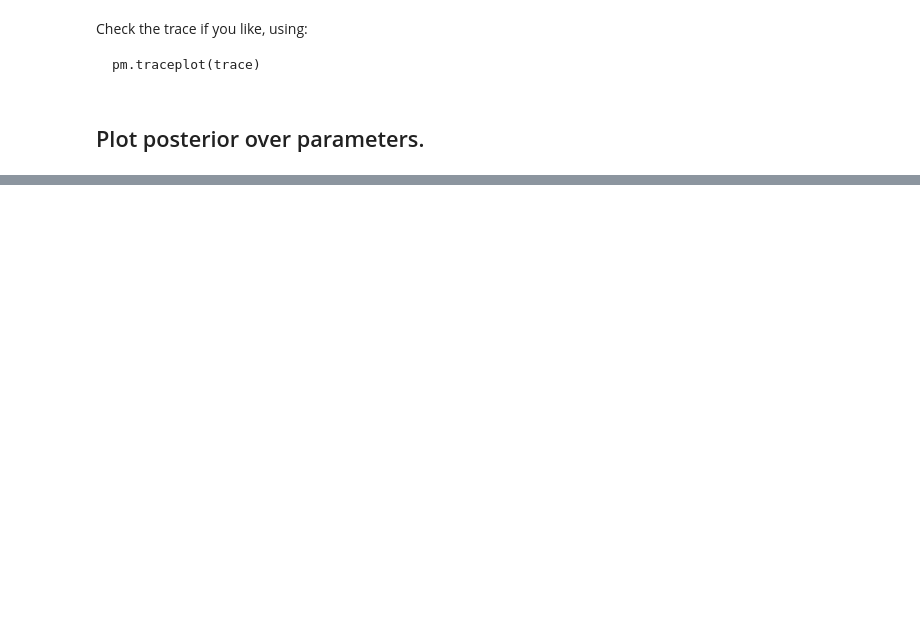
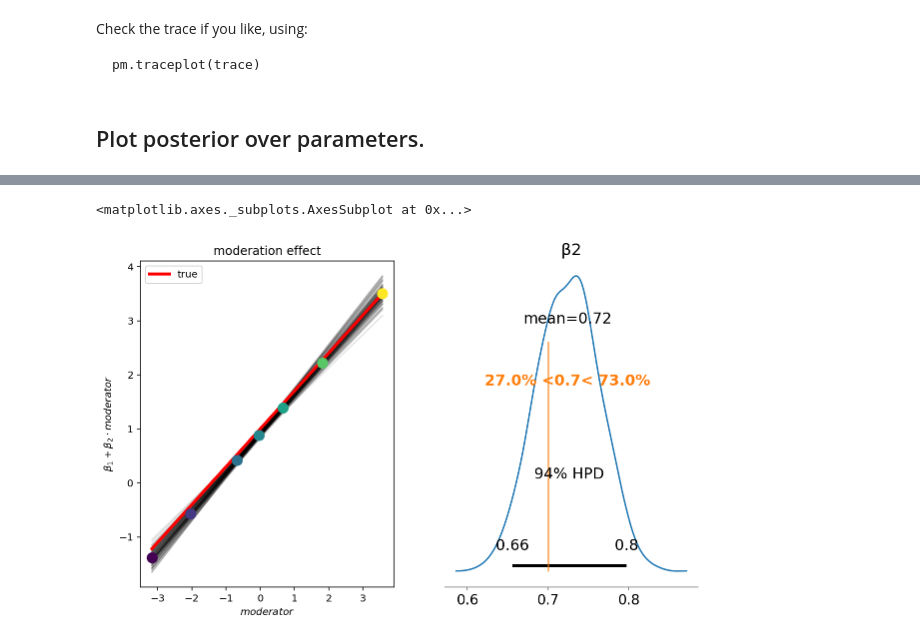
Before and after one commit to drbenvincent/pymc3-demo-code, a Jupyter notebook: moderation_analysis.ipynb, the cells around one changed output, grey strips where cells are left out. Cells and saved outputs as stored; diff of their text form; code cells hidden in the pictures; blank space fills up the shorter version.

Commit message:
added plotting of moderation effect

```diff
--- a/moderation_analysis.ipynb
+++ b/moderation_analysis.ipynb
@@ -227,0 +246,54 @@ Text(0.5, 1.0, 'Data and posterior prediction')
+# %%
+def plot_moderation_effect(
+    ax=None,
+    true_β1=None,
+    true_β2=None,
+    percentile_list=[0, 2.5, 25, 50, 75, 97.5, 100],
+    samples_to_plot=100,
+):
+
+    if ax is None:
+        fig, ax = plt.subplots(1, 1)
+
+    m = np.linspace(np.min(moderator), np.max(moderator), 2)
+
+    # sample from posterior
+    if samples_to_plot < n_samples:
+        ind = np.random.choice(range(n_samples), samples_to_plot)
+
+    β1 = np.expand_dims(trace["β1"], axis=1)[ind, :]
+    β2 = np.expand_dims(trace["β2"], axis=1)[ind, :]
+    rate = β1 + β2 * m
+
+    # spaghetti plot
+    for n in range(samples_to_plot):
+        ax.plot(m, rate[n, :], "k", alpha=0.1)
+
+    # plot true model, if known
+    if (true_β1 is not None) and (true_β2 is not None):
+        true = true_β1 + true_β2 * m
+        ax.plot(m, true, "r", lw=3, label="true")
+
+    # plot points at each percentile of m
+    m_levels = np.percentile(moderator, percentile_list)
+    for m in m_levels:
+        ax.plot(
+            m, np.mean(β1) + np.mean(β2) * m, "o", c=scalarMap.to_rgba(m), markersize=10
+        )
+
+    ax.legend()
+
+    ax.set(
+        title="moderation effect",
+        xlabel="$moderator$",
+        ylabel=r"$\beta_1 + \beta_2 \cdot moderator$",
+    )
+
+
+fig, ax = plt.subplots(1, 2, figsize=(10, 6))
+
+plot_moderation_effect(ax[0], true_β1=β1, true_β2=β2)
+az.plot_posterior(trace, var_names="β2", ax=ax[1], ref_val=β2)
+# %% [output]
+<matplotlib.axes._subplots.AxesSubplot at 0x...>
+[figure, added]
```
Also changed, not shown: parts of 9 cells of this notebook.
